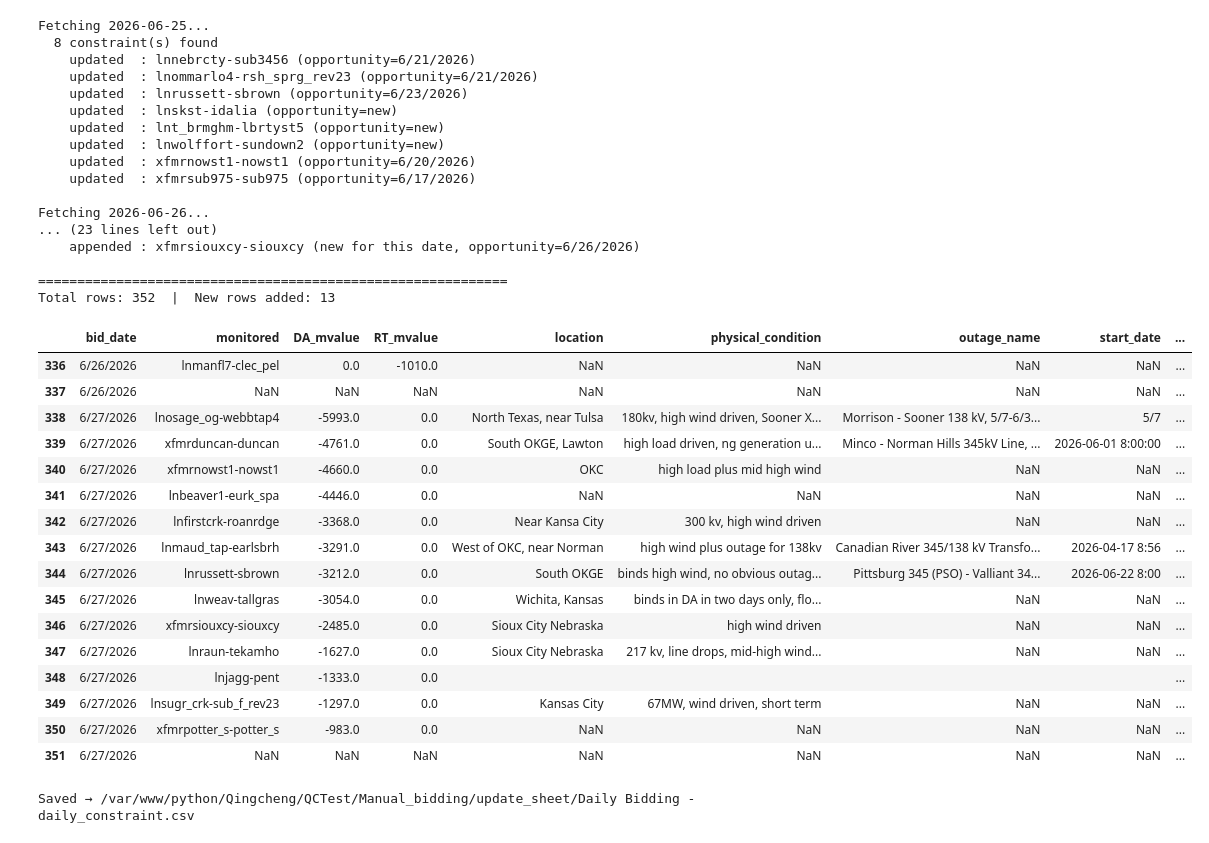
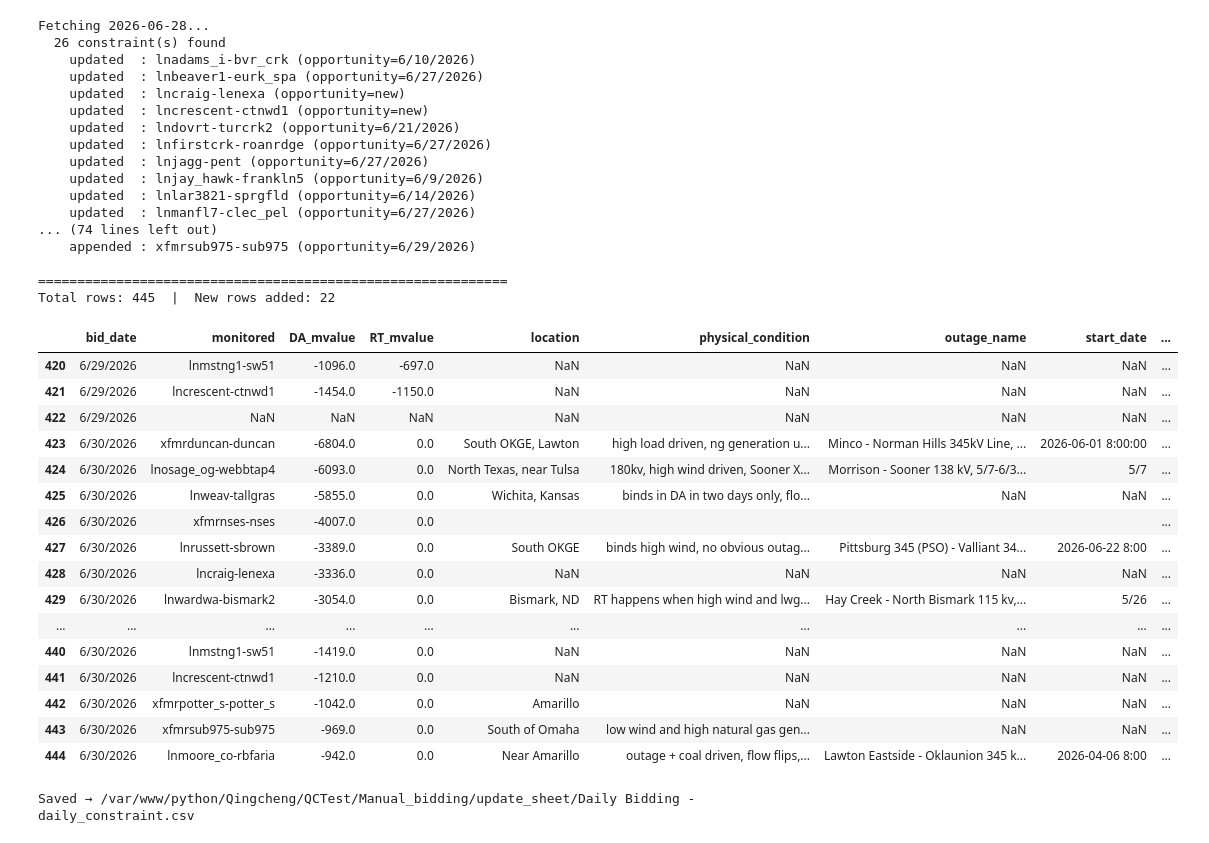
Before and after one commit to qingcheng-rgb/Qingcheng, a Jupyter notebook: QCTest/Manual_bidding/update_sheet/update_daily_excel.ipynb, the cells around one changed output. Drawn from its saved outputs; the diff is of its cells as text; code cells hidden in the pictures.

```diff
--- a/QCTest/Manual_bidding/update_sheet/update_daily_excel.ipynb
+++ b/QCTest/Manual_bidding/update_sheet/update_daily_excel.ipynb
@@ -145,44 +145,44 @@ def update_constraints(start_dt: str, end_dt: str, save: bool = True) -> pd.Data
     return result
 # %%
 # today    = pd.Timestamp.now(tz='US/Central').normalize().tz_localize(None)
-today = pd.Timestamp('2026-06-26').normalize().tz_localize(None)
+today = pd.Timestamp('2026-06-29').normalize().tz_localize(None)
 start_dt = (today - pd.Timedelta(days=1)).strftime('%Y-%m-%d')
 end_dt   = (today + pd.Timedelta(days=1)).strftime('%Y-%m-%d')
 
 result = update_constraints(start_dt, end_dt, save=True)
 # %% [output]
-Fetching 2026-06-25...
-  8 constraint(s) found
-    updated  : lnnebrcty-sub3456 (opportunity=6/21/2026)
-    updated  : lnommarlo4-rsh_sprg_rev23 (opportunity=6/21/2026)
-    updated  : lnrussett-sbrown (opportunity=6/23/2026)
-    updated  : lnskst-idalia (opportunity=new)
-    updated  : lnt_brmghm-lbrtyst5 (opportunity=new)
-    updated  : lnwolffort-sundown2 (opportunity=new)
-    updated  : xfmrnowst1-nowst1 (opportunity=6/20/2026)
-    updated  : xfmrsub975-sub975 (opportunity=6/17/2026)
-
-Fetching 2026-06-26...
-... (23 lines left out)
-    appended : xfmrsiouxcy-siouxcy (new for this date, opportunity=6/26/2026)
+Fetching 2026-06-28...
+  26 constraint(s) found
+    updated  : lnadams_i-bvr_crk (opportunity=6/10/2026)
+    updated  : lnbeaver1-eurk_spa (opportunity=6/27/2026)
+    updated  : lncraig-lenexa (opportunity=new)
+    updated  : lncrescent-ctnwd1 (opportunity=new)
+    updated  : lndovrt-turcrk2 (opportunity=6/21/2026)
+    updated  : lnfirstcrk-roanrdge (opportunity=6/27/2026)
+    updated  : lnjagg-pent (opportunity=6/27/2026)
+    updated  : lnjay_hawk-frankln5 (opportunity=6/9/2026)
+    updated  : lnlar3821-sprgfld (opportunity=6/14/2026)
+    updated  : lnmanfl7-clec_pel (opportunity=6/27/2026)
+... (74 lines left out)
+    appended : xfmrsub975-sub975 (opportunity=6/29/2026)
 
 ============================================================
-Total rows: 352  |  New rows added: 13
+Total rows: 445  |  New rows added: 22
 |  | bid_date | monitored | DA_mvalue | RT_mvalue | location | physical_condition | outage_name | start_date | ... |
-| 336 | 6/26/2026 | lnmanfl7-clec_pel | 0.0 | -1010.0 | NaN | NaN | NaN | NaN | ... |
-| 337 | 6/26/2026 | NaN | NaN | NaN | NaN | NaN | NaN | NaN | ... |
-| 338 | 6/27/2026 | lnosage_og-webbtap4 | -5993.0 | 0.0 | North Texas, near Tulsa | 180kv, high wind driven, Sooner X... | Morrison - Sooner 138 kV, 5/7-6/3... | 5/7 | ... |
-| 339 | 6/27/2026 | xfmrduncan-duncan | -4761.0 | 0.0 | South OKGE, Lawton | high load driven, ng generation u... | Minco - Norman Hills 345kV Line, ... | 2026-06-01 8:00:00 | ... |
-| 340 | 6/27/2026 | xfmrnowst1-nowst1 | -4660.0 | 0.0 | OKC | high load plus mid high wind | NaN | NaN | ... |
-| 341 | 6/27/2026 | lnbeaver1-eurk_spa | -4446.0 | 0.0 | NaN | NaN | NaN | NaN | ... |
-| 342 | 6/27/2026 | lnfirstcrk-roanrdge | -3368.0 | 0.0 | Near Kansa City | 300 kv, high wind driven | NaN | NaN | ... |
-| 343 | 6/27/2026 | lnmaud_tap-earlsbrh | -3291.0 | 0.0 | West of OKC, near Norman | high wind plus outage for 138kv | Canadian River 345/138 kV Transfo... | 2026-04-17 8:56 | ... |
-| 344 | 6/27/2026 | lnrussett-sbrown | -3212.0 | 0.0 | South OKGE | binds high wind, no obvious outag... | Pittsburg 345 (PSO) - Valliant 34... | 2026-06-22 8:00 | ... |
-| 345 | 6/27/2026 | lnweav-tallgras | -3054.0 | 0.0 | Wichita, Kansas | binds in DA in two days only, flo... | NaN | NaN | ... |
-| 346 | 6/27/2026 | xfmrsiouxcy-siouxcy | -2485.0 | 0.0 | Sioux City Nebraska | high wind driven | NaN | NaN | ... |
-| 347 | 6/27/2026 | lnraun-tekamho | -1627.0 | 0.0 | Sioux City Nebraska | 217 kv, line drops, mid-high wind... | NaN | NaN | ... |
-| 348 | 6/27/2026 | lnjagg-pent | -1333.0 | 0.0 |  |  |  |  | ... |
-| 349 | 6/27/2026 | lnsugr_crk-sub_f_rev23 | -1297.0 | 0.0 | Kansas City | 67MW, wind driven, short term | NaN | NaN | ... |
-| 350 | 6/27/2026 | xfmrpotter_s-potter_s | -983.0 | 0.0 | NaN | NaN | NaN | NaN | ... |
-| 351 | 6/27/2026 | NaN | NaN | NaN | NaN | NaN | NaN | NaN | ... |
+| 420 | 6/29/2026 | lnmstng1-sw51 | -1096.0 | -697.0 | NaN | NaN | NaN | NaN | ... |
+| 421 | 6/29/2026 | lncrescent-ctnwd1 | -1454.0 | -1150.0 | NaN | NaN | NaN | NaN | ... |
+| 422 | 6/29/2026 | NaN | NaN | NaN | NaN | NaN | NaN | NaN | ... |
+| 423 | 6/30/2026 | xfmrduncan-duncan | -6804.0 | 0.0 | South OKGE, Lawton | high load driven, ng generation u... | Minco - Norman Hills 345kV Line, ... | 2026-06-01 8:00:00 | ... |
+| 424 | 6/30/2026 | lnosage_og-webbtap4 | -6093.0 | 0.0 | North Texas, near Tulsa | 180kv, high wind driven, Sooner X... | Morrison - Sooner 138 kV, 5/7-6/3... | 5/7 | ... |
+| 425 | 6/30/2026 | lnweav-tallgras | -5855.0 | 0.0 | Wichita, Kansas | binds in DA in two days only, flo... | NaN | NaN | ... |
+| 426 | 6/30/2026 | xfmrnses-nses | -4007.0 | 0.0 |  |  |  |  | ... |
+| 427 | 6/30/2026 | lnrussett-sbrown | -3389.0 | 0.0 | South OKGE | binds high wind, no obvious outag... | Pittsburg 345 (PSO) - Valliant 34... | 2026-06-22 8:00 | ... |
+| 428 | 6/30/2026 | lncraig-lenexa | -3336.0 | 0.0 | NaN | NaN | NaN | NaN | ... |
+| 429 | 6/30/2026 | lnwardwa-bismark2 | -3054.0 | 0.0 | Bismark, ND | RT happens when high wind and lwg... | Hay Creek - North Bismark 115 kv,... | 5/26 | ... |
+| ... | ... | ... | ... | ... | ... | ... | ... | ... | ... |
+| 440 | 6/30/2026 | lnmstng1-sw51 | -1419.0 | 0.0 | NaN | NaN | NaN | NaN | ... |
+| 441 | 6/30/2026 | lncrescent-ctnwd1 | -1210.0 | 0.0 | NaN | NaN | NaN | NaN | ... |
+| 442 | 6/30/2026 | xfmrpotter_s-potter_s | -1042.0 | 0.0 | Amarillo | NaN | NaN | NaN | ... |
+| 443 | 6/30/2026 | xfmrsub975-sub975 | -969.0 | 0.0 | South of Omaha | low wind and high natural gas gen... | NaN | NaN | ... |
+| 444 | 6/30/2026 | lnmoore_co-rbfaria | -942.0 | 0.0 | Near Amarillo | outage + coal driven, flow flips,... | Lawton Eastside - Oklaunion 345 k... | 2026-04-06 8:00 | ... |
 Saved → /var/www/python/Qingcheng/QCTest/Manual_bidding/update_sheet/Daily Bidding - daily_constraint.csv
```
Also changed, not shown: 8 other files.
